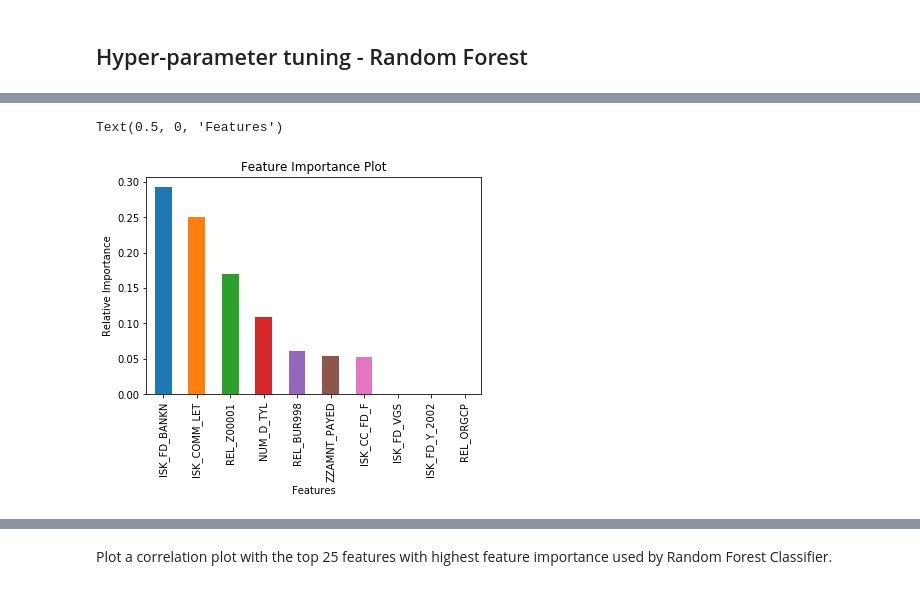
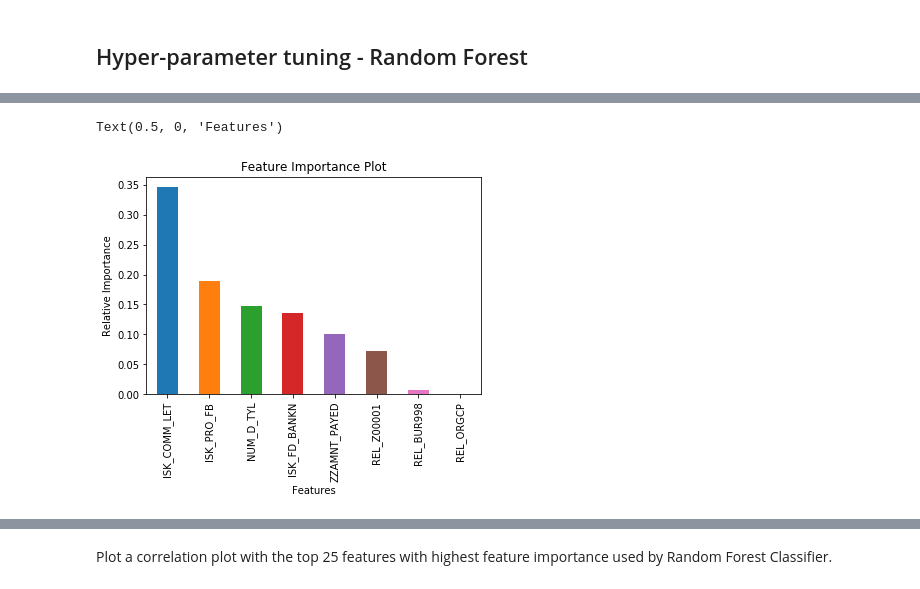
Before and after one commit to TrigunaBN/Master-Thesis-AI, a Jupyter notebook: Classification of Donors.ipynb, the cells around one changed output, grey strips where cells are left out. Saved outputs shown, nothing was run; the diff lists cells and outputs as text; code cells hidden in the pictures.

```diff
--- a/Classification of Donors.ipynb
+++ b/Classification of Donors.ipynb
@@ -89,5 +118,9 @@ In the below cell we remove some of the features that hindered the performance o
 # %%
-relevant_cols = list(question2_prepared_data.columns.values)
+relevant_cols = list(train_data.columns.values)
+
+train_data.index = train_data['PARTNER'] #Set the index to be equal to that of PARTNER
+test_data.index = test_data['PARTNER'] #Set the index to be equal to that of PARTNER
+
 if "PARTNER" in str(relevant_cols):
     relevant_cols.remove("PARTNER")
 if "ZLUF_DOCDATE" in str(relevant_cols):
@@ -208,7 +217,11 @@ Matthews Correlation = 0.3154773142498958
 ## Hyper-parameter tuning - Random Forest
 # %%
 #Hyperparameter Tuning Random forest using different scorers
-from sklearn.metrics import roc_curve, f1_score, precision_recall_curve,  auc, make_scorer, recall_score, accuracy_score, precision_score, confusion_matrix
+train_X_fs_hpt = train_X[optimized_columns_rf].copy()
+test_X_fs_hpt = test_X[optimized_columns_rf].copy()
+train_y_fs_hpt = train_y.copy()
+test_y_fs_hpt = test_y.copy()
+
 scorers = {
     'precision_score': make_scorer(precision_score),
     'recall_score': make_scorer(recall_score),
@@ -218,11 +231,12 @@ scorers = {
 
 criterion = ["entropy","gini"]
 min_weight_fraction_leaf = [0.001, 0.0025, 0.005, 0.0075, 0.009, 0.01]
-class_weight=['balanced','balanced_subsample', None]
+class_weight=['balanced','balanced_subsample',{0:.1, 1: .9},{0:.2, 1: .8},{0:.01, 1: .99},{0:.001, 1: .999},
+              {0:.9, 1: .1},{0:.8, 1: .2},None]
 n_estimators = [10, 25, 50, 100, 250]
 max_features = ['auto', 'sqrt', 'log2', None]
 bootstrap = [True, False]
-random_state = [0]
+random_state = [1]
 n_jobs=[1]
 min_samples_leaf = [0.1, 0.2, 0.3, 0.4, 0.5] #should be >0 & <= 0.5
 min_samples_split = [0.1, 0.25, 0.5, 0.75, 0.9, 1.0] #should be >0 & <= 1.0
@@ -237,9 +251,9 @@ random_grid = {'criterion': criterion,
                'min_samples_leaf': min_samples_leaf,
                'min_samples_split': min_samples_split}
 rf = RandomForestClassifier()
-rf_random = RandomizedSearchCV(estimator = rf, param_distributions = random_grid, n_iter = 1000, cv = 5, verbose=2,
+rf_random = RandomizedSearchCV(estimator = rf, param_distributions = random_grid, n_iter = 500, cv = 5, verbose=2,
                                random_state=42, n_jobs = -1, scoring=scorers,refit='recall_score')
-rf_random.fit(train_X, train_y)
+rf_random.fit(train_X_fs_hpt, train_y_fs_hpt)
 rf_random.best_params_
 # %%
 results = pd.DataFrame(rf_random.cv_results_)
@@ -292,0 +270,20 @@ Matthews Correlation: 0.1917446506460992
+# %%
+#Get the best parameters from the saved file
+rf_best_params = ast.literal_eval(pd.read_csv('SQLDATA\PYTHON_OUTPUTS\RF_randomizedSearchCV_output.csv')['params'].iloc[0])
+# %%
+train_X_fs_hpt = train_X[optimized_columns_rf].copy()
+test_X_fs_hpt = test_X[optimized_columns_rf].copy()
+train_y_fs_hpt = train_y.copy()
+test_y_fs_hpt = test_y.copy()
+
+print(train_X_fs_hpt.shape)
+rf_fs_hpt = RandomForestClassifier(random_state=rf_best_params['random_state'], n_estimators=rf_best_params['n_estimators'],
+                            min_weight_fraction_leaf=rf_best_params['min_weight_fraction_leaf'],
+                            min_samples_split=rf_best_params['min_samples_split'],
+                            min_samples_leaf=rf_best_params['min_samples_leaf'],max_features=rf_best_params['max_features'],
+                            criterion=rf_best_params['criterion'],class_weight=rf_best_params['class_weight'],
+                            bootstrap=rf_best_params['bootstrap'])
+rf_fs_hpt.fit(train_X_fs_hpt,train_y_fs_hpt)
+
+scores = cross_val_score(rf_fs_hpt, train_X_fs_hpt, train_y_fs_hpt, cv=5, scoring='recall')
+scores.mean()
@@ -293,9 +308,9 @@ Matthews Correlation: 0.1917446506460992
 # %%
-feat_importances = pd.Series(rf.feature_importances_, index=list(optimized_columns_rf))
+feat_importances = pd.Series(rf_fs_hpt.feature_importances_, index=list(optimized_columns_rf))
 feat_importances.nlargest(25).plot(kind='bar')
 plt.title('Feature Importance Plot')
 plt.ylabel('Relative Importance')
 plt.xlabel('Features')
 # %% [output]
 Text(0.5, 0, 'Features')
-[figure, old version]
+[figure, new version]
```
Also changed, not shown: parts of 54 cells of this notebook, 7 other files.
